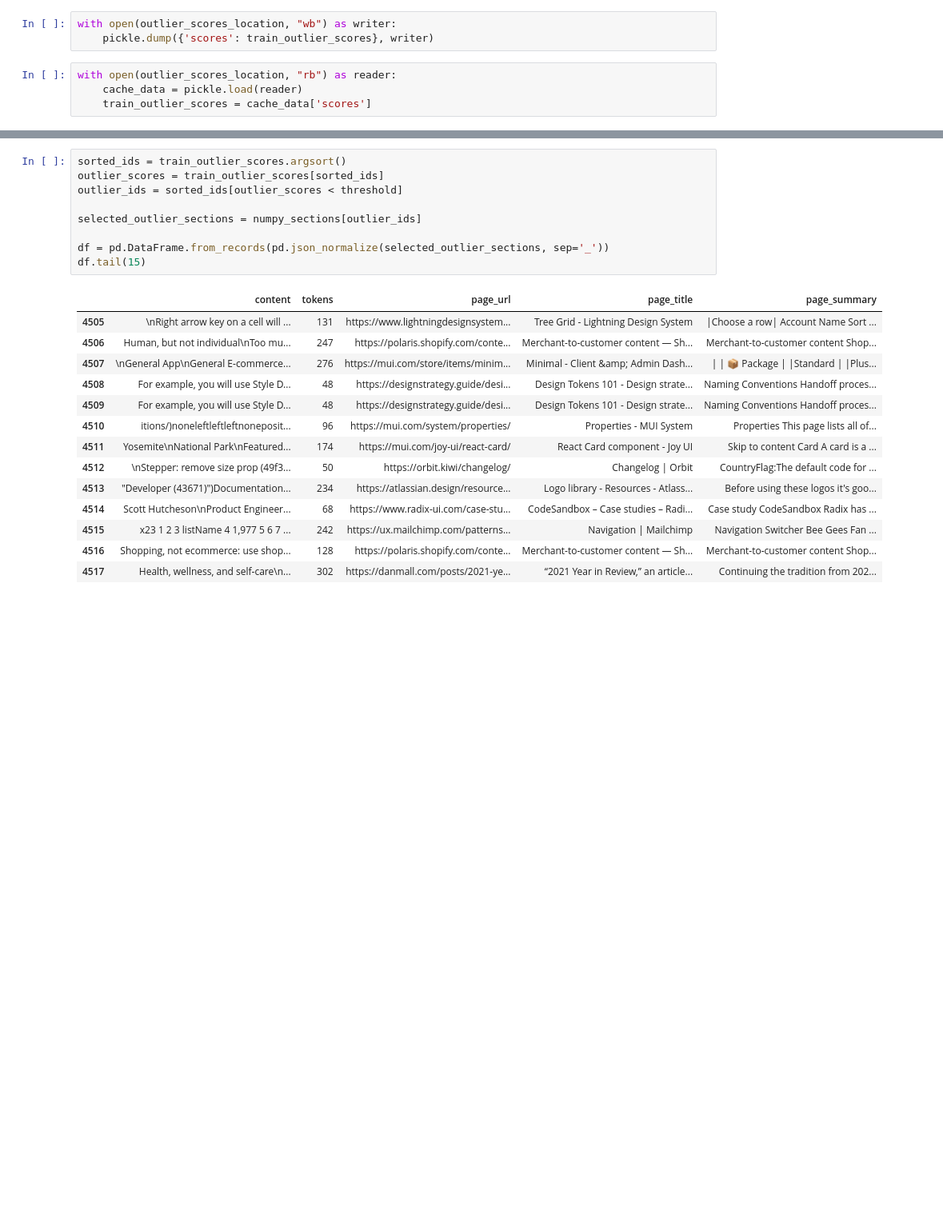
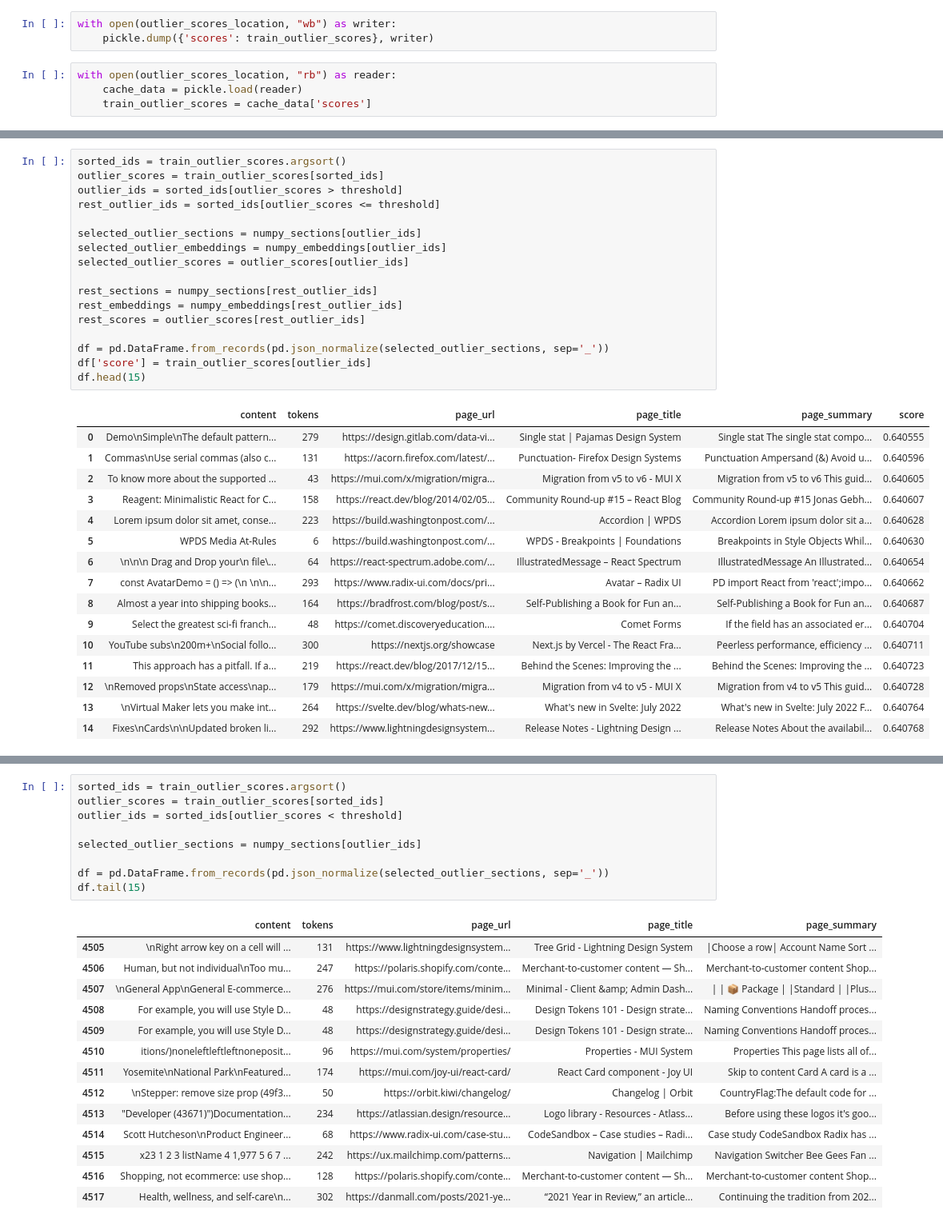
Before and after one commit to kickstartDS/concierge, a Jupyter notebook: notebooks/cleanup-data.ipynb, the cells around one changed output, grey strips where cells are left out. Shown at 80% size. Cells and saved outputs as stored; diff of their text form; blank space fills up the shorter version.

```diff
--- a/notebooks/cleanup-data.ipynb
+++ b/notebooks/cleanup-data.ipynb
@@ -78,0 +87,34 @@ plt.axvline(threshold, color='r', linestyle='--')
+# %%
+sorted_ids = train_outlier_scores.argsort()
+outlier_scores = train_outlier_scores[sorted_ids]
+outlier_ids = sorted_ids[outlier_scores > threshold]
+rest_outlier_ids = sorted_ids[outlier_scores <= threshold]
+
+selected_outlier_sections = numpy_sections[outlier_ids]
+selected_outlier_embeddings = numpy_embeddings[outlier_ids]
+selected_outlier_scores = outlier_scores[outlier_ids]
+
+rest_sections = numpy_sections[rest_outlier_ids]
+rest_embeddings = numpy_embeddings[rest_outlier_ids]
+rest_scores = outlier_scores[rest_outlier_ids]
+
+df = pd.DataFrame.from_records(pd.json_normalize(selected_outlier_sections, sep='_'))
+df['score'] = train_outlier_scores[outlier_ids]
+df.head(15)
+# %% [output]
+|  | content | tokens | page_url | page_title | page_summary | score |
+| 0 | Demo\nSimple\nThe default pattern... | 279 | https://design.gitlab.com/data-vi... | Single stat | Pajamas Design System | Single stat The single stat compo... | 0.640555 |
+| 1 | Commas\nUse serial commas (also c... | 131 | https://acorn.firefox.com/latest/... | Punctuation- Firefox Design Systems | Punctuation Ampersand (&) Avoid u... | 0.640596 |
+| 2 | To know more about the supported ... | 43 | https://mui.com/x/migration/migra... | Migration from v5 to v6 - MUI X | Migration from v5 to v6 This guid... | 0.640605 |
+| 3 | Reagent: Minimalistic React for C... | 158 | https://react.dev/blog/2014/02/05... | Community Round-up #15 – React Blog | Community Round-up #15 Jonas Gebh... | 0.640607 |
+| 4 | Lorem ipsum dolor sit amet, conse... | 223 | https://build.washingtonpost.com/... | Accordion | WPDS | Accordion Lorem ipsum dolor sit a... | 0.640628 |
+| 5 | WPDS Media At-Rules | 6 | https://build.washingtonpost.com/... | WPDS - Breakpoints | Foundations | Breakpoints in Style Objects Whil... | 0.640630 |
+| 6 | \n\n\n Drag and Drop your\n file\... | 64 | https://react-spectrum.adobe.com/... | IllustratedMessage – React Spectrum | IllustratedMessage An Illustrated... | 0.640654 |
+| 7 | const AvatarDemo = () => (\n \n\n... | 293 | https://www.radix-ui.com/docs/pri... | Avatar – Radix UI | PD import React from 'react';impo... | 0.640662 |
+| 8 | Almost a year into shipping books... | 164 | https://bradfrost.com/blog/post/s... | Self-Publishing a Book for Fun an... | Self-Publishing a Book for Fun an... | 0.640687 |
+| 9 | Select the greatest sci-fi franch... | 48 | https://comet.discoveryeducation.... | Comet Forms | If the field has an associated er... | 0.640704 |
+| 10 | YouTube subs\n200m+\nSocial follo... | 300 | https://nextjs.org/showcase | Next.js by Vercel - The React Fra... | Peerless performance, efficiency ... | 0.640711 |
+| 11 | This approach has a pitfall. If a... | 219 | https://react.dev/blog/2017/12/15... | Behind the Scenes: Improving the ... | Behind the Scenes: Improving the ... | 0.640723 |
+| 12 | \nRemoved props\nState access\nap... | 179 | https://mui.com/x/migration/migra... | Migration from v4 to v5 - MUI X | Migration from v4 to v5 This guid... | 0.640728 |
+| 13 | \nVirtual Maker lets you make int... | 264 | https://svelte.dev/blog/whats-new... | What's new in Svelte: July 2022 | What's new in Svelte: July 2022 F... | 0.640764 |
+| 14 | Fixes\nCards\n\nUpdated broken li... | 292 | https://www.lightningdesignsystem... | Release Notes - Lightning Design ... | Release Notes About the availabil... | 0.640768 |
```
Also changed, not shown: parts of 12 cells of this notebook, 4 other files.
